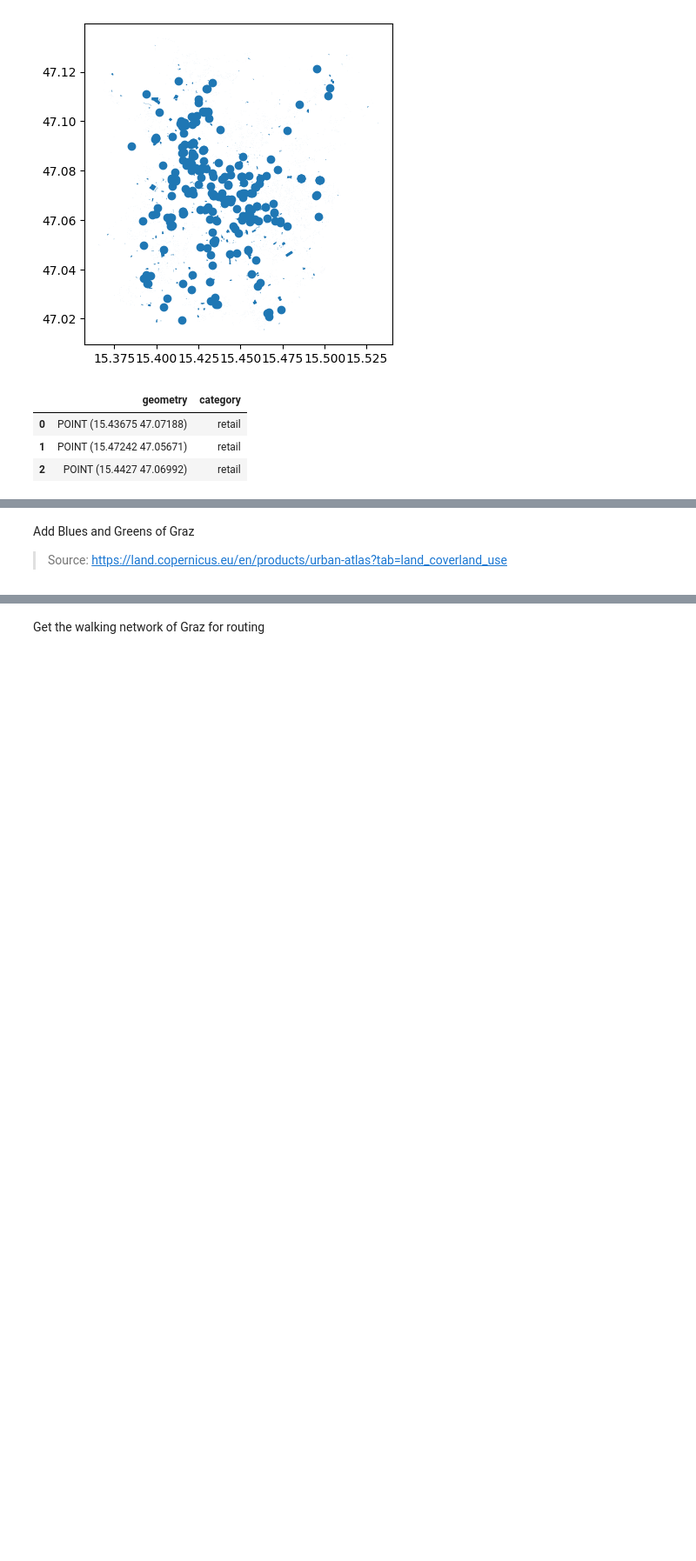
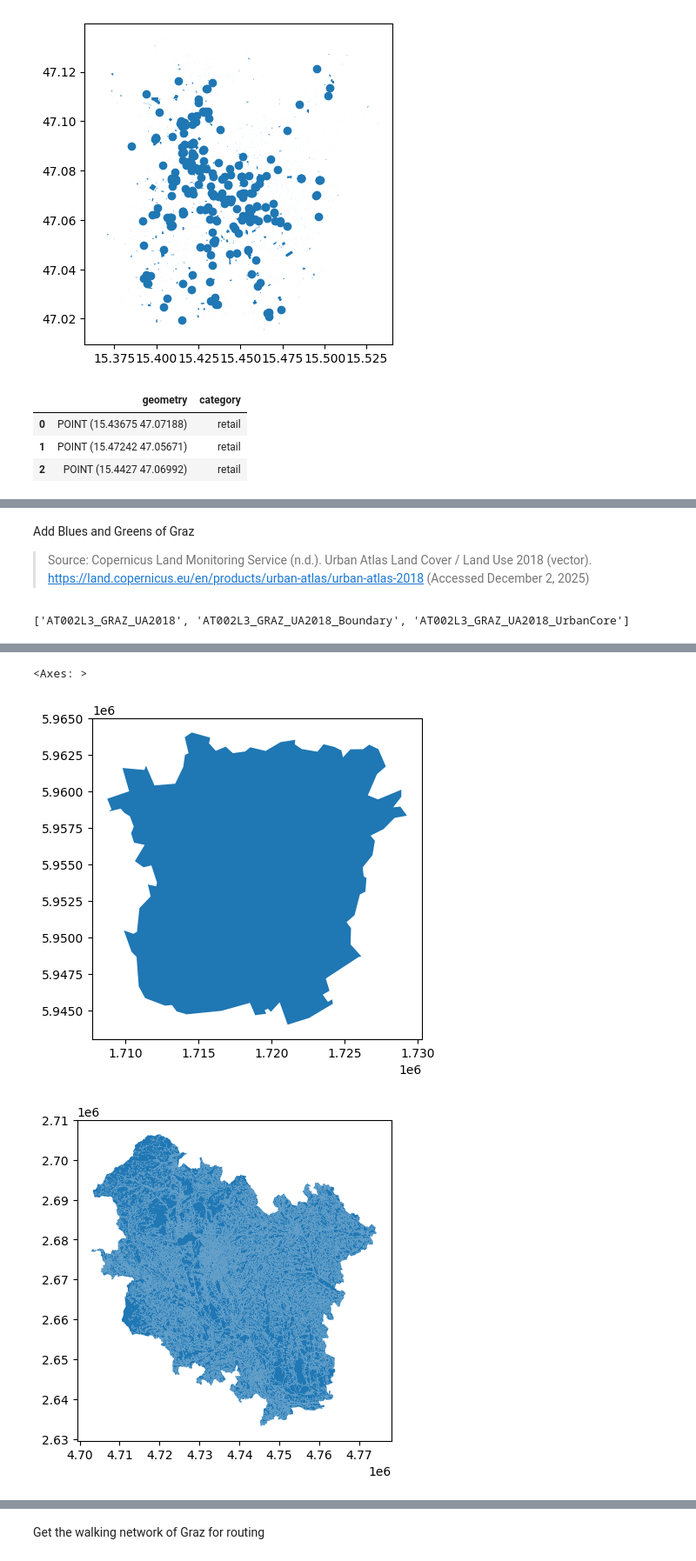
Before and after one commit to bernadettesophia/GAT2_group1_midterm_project, a Jupyter notebook: code_midterm_group1_walkability_graz.ipynb, the cells around one changed output, grey strips where cells are left out. Shown at 87% size. Saved outputs shown, nothing was run; the diff lists cells and outputs as text; code cells hidden in the pictures; blank space fills up the shorter version.

```diff
--- a/code_midterm_group1_walkability_graz.ipynb
+++ b/code_midterm_group1_walkability_graz.ipynb
@@ -306,4 +330,18 @@ Name: count, dtype: int64
 # %% [markdown]
 Add Blues and Greens of Graz
 
-> Source: https://land.copernicus.eu/en/products/urban-atlas?tab=land_coverland_use
+> Source: Copernicus Land Monitoring Service (n.d.). Urban Atlas Land Cover / Land Use 2018 (vector). https://land.copernicus.eu/en/products/urban-atlas/urban-atlas-2018 (Accessed December 2, 2025)
+# %%
+layers = fiona.listlayers("data/AT002L3_GRAZ_UA2018_v013.gpkg")
+print(layers)
+# %% [output]
+['AT002L3_GRAZ_UA2018', 'AT002L3_GRAZ_UA2018_Boundary', 'AT002L3_GRAZ_UA2018_UrbanCore']
+# %%
+ua2018 = gpd.read_file("data/AT002L3_GRAZ_UA2018_v013.gpkg", layer="AT002L3_GRAZ_UA2018")
+urban_core = gpd.read_file("data/AT002L3_GRAZ_UA2018_v013.gpkg", layer="AT002L3_GRAZ_UA2018_UrbanCore")
+print(ua2018.head(3))
+print(urban_core.head(3))
+
+urban_core.plot()
+ua2018.plot()
+# %% [output]
@@ -309,0 +365,3 @@ Add Blues and Greens of Graz
+<Axes: >
+[figure, added]
+[figure, added]
```
Also changed, not shown: parts of 15 cells of this notebook, 16 other files.
